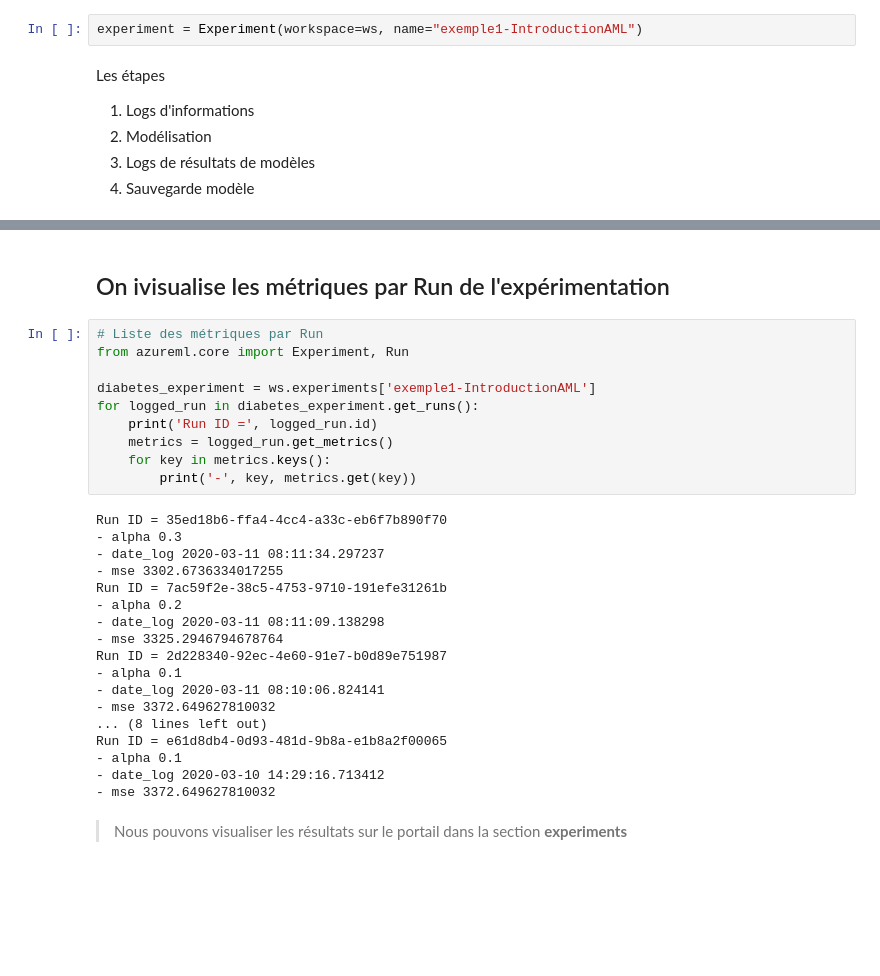
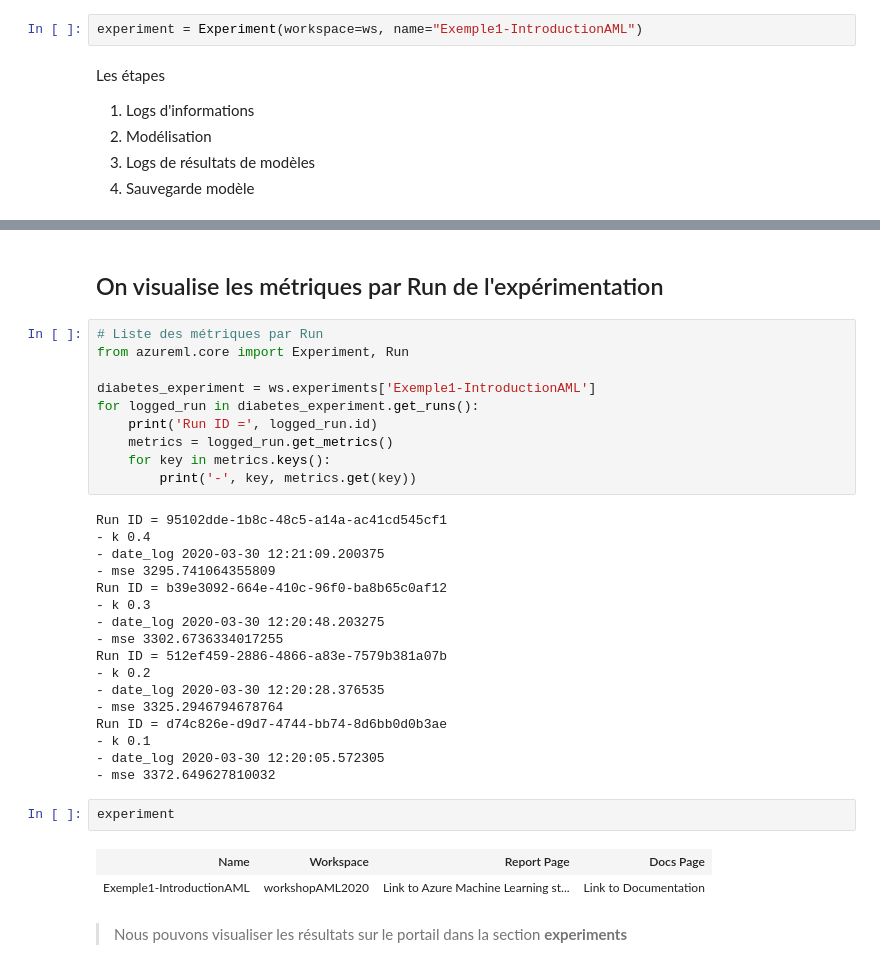
Before and after one commit to retkowsky/WorkshopAML2020, a Jupyter notebook: 1 Introduction Azure ML.ipynb, the cells around one changed output, grey strips where cells are left out. Cells and saved outputs as stored; diff of their text form; blank space fills up the shorter version.

```diff
--- a/1 Introduction Azure ML.ipynb
+++ b/1 Introduction Azure ML.ipynb
@@ -102,7 +107,7 @@ Cela permet d'ajuster les données avec des coefficents de pondération du modè
 - Si le paramétre = 0 => nous avons dans ce cas une régression linéaire.
 - Si le paramétre a une valeur importante, alors les coefficients de pondérations ont des valeurs proches de 0 => on aura dans ce cas une ligne horizontale qui passe par la moyenne des données.
 # %%
-experiment = Experiment(workspace=ws, name="exemple1-IntroductionAML")
+experiment = Experiment(workspace=ws, name="Exemple1-IntroductionAML")
 # %% [markdown]
 Les étapes
 1. Logs d'informations
@@ -175,33 +186,37 @@ MSE = 3302.6736334017255
 # %% [markdown]
-## On ivisualise les métriques par Run de l'expérimentation
+## On visualise les métriques par Run de l'expérimentation
 # %%
 # Liste des métriques par Run
 from azureml.core import Experiment, Run
 
-diabetes_experiment = ws.experiments['exemple1-IntroductionAML']
+diabetes_experiment = ws.experiments['Exemple1-IntroductionAML']
 for logged_run in diabetes_experiment.get_runs():
     print('Run ID =', logged_run.id)
     metrics = logged_run.get_metrics()
     for key in metrics.keys():
         print('-', key, metrics.get(key))
 # %% [output]
-Run ID = 35ed18b6-ffa4-4cc4-a33c-eb6f7b890f70
-- alpha 0.3
-- date_log 2020-03-11 08:11:34.297237
+Run ID = 95102dde-1b8c-48c5-a14a-ac41cd545cf1
+- k 0.4
+- date_log 2020-03-30 12:21:09.200375
+- mse 3295.741064355809
+Run ID = b39e3092-664e-410c-96f0-ba8b65c0af12
+- k 0.3
+- date_log 2020-03-30 12:20:48.203275
 - mse 3302.6736334017255
-Run ID = 7ac59f2e-38c5-4753-9710-191efe31261b
-- alpha 0.2
-- date_log 2020-03-11 08:11:09.138298
+Run ID = 512ef459-2886-4866-a83e-7579b381a07b
+- k 0.2
+- date_log 2020-03-30 12:20:28.376535
 - mse 3325.2946794678764
-Run ID = 2d228340-92ec-4e60-91e7-b0d89e751987
-- alpha 0.1
-- date_log 2020-03-11 08:10:06.824141
+Run ID = d74c826e-d9d7-4744-bb74-8d6bb0d0b3ae
+- k 0.1
+- date_log 2020-03-30 12:20:05.572305
 - mse 3372.649627810032
-... (8 lines left out)
-Run ID = e61d8db4-0d93-481d-9b8a-e1b8a2f00065
-- alpha 0.1
-- date_log 2020-03-10 14:29:16.713412
-- mse 3372.649627810032
+# %%
+experiment
+# %% [output]
+| Name | Workspace | Report Page | Docs Page |
+| Exemple1-IntroductionAML | workshopAML2020 | Link to Azure Machine Learning st... | Link to Documentation |
 # %% [markdown]
 > Nous pouvons visualiser les résultats sur le portail dans la section **experiments**
 # %% [markdown]
```
Also changed, not shown: parts of 32 cells of this notebook.
